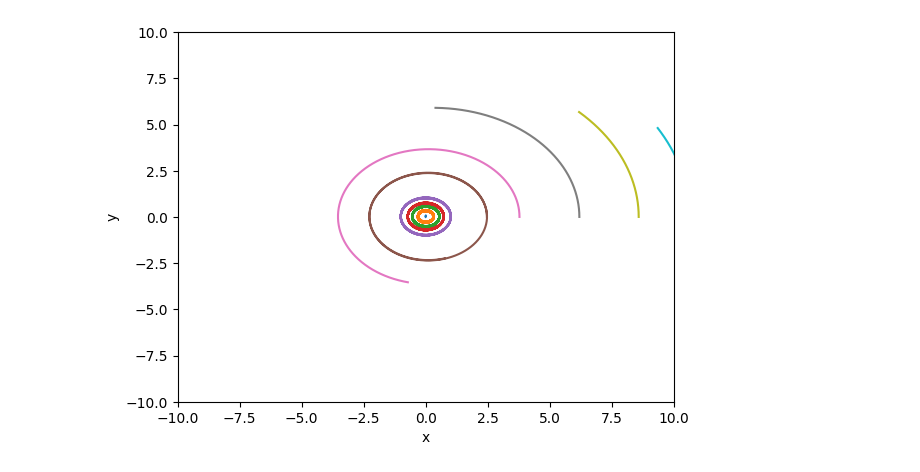
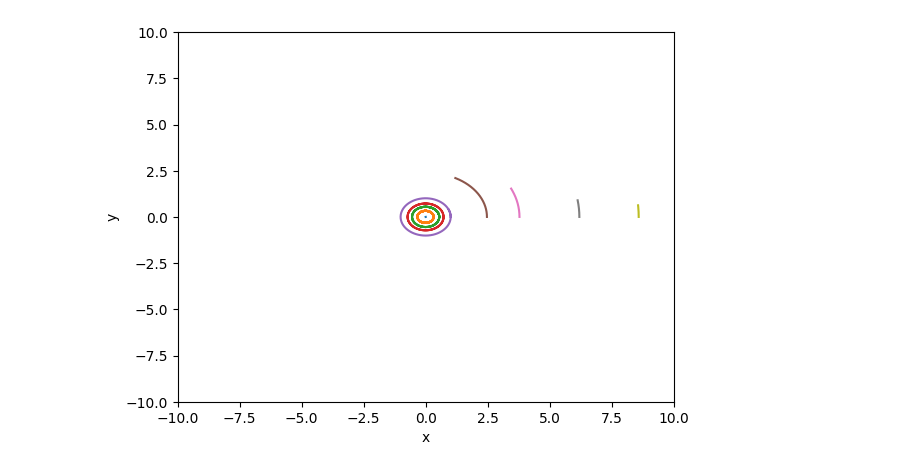
Before and after one commit to L404-Venik/CTMM, a Jupyter notebook: Task 2/Task2.ipynb, the cells around one changed output. Saved outputs shown, nothing was run; the diff lists cells and outputs as text; code cells hidden in the pictures.

```diff
--- a/Task 2/Task2.ipynb
+++ b/Task 2/Task2.ipynb
@@ -126,8 +273,10 @@ NameError: name 'np' is not defined
 # %%
-G = 1  # Гравитационная постоянная (в условных единицах)
+from numba import njit, prange
 merge_threshold = 0.015  # Пороговое расстояние для объединения тел
 
+@njit
 def compute_accelerations(positions, masses):
+
     n = len(masses)
     accelerations = np.zeros_like(positions)
     for i in range(n):
@@ -137,8 +286,10 @@ def compute_accelerations(positions, masses):
                 r = np.linalg.norm(r_vec)
                 if r > 0:
                     accelerations[i] += G * masses[j] * r_vec / r**3
+
     return accelerations
 
+@njit
 def merge_bodies(positions, velocities, masses):
     n = len(masses)
 
@@ -159,40 +310,26 @@ def merge_bodies(positions, velocities, masses):
 
     return positions, velocities, masses
 
-def verlet_integration(n, masses, positions, velocities, dt, steps):
-    positions_history = [positions.copy()]
+#@njit
+def verlet_integration(n, masses, positions, velocities, dt, steps, multiprocessing = False):
+    positions_history = np.zeros((steps, positions.shape[0], positions.shape[1]),dtype=np.float64)
     accelerations = compute_accelerations(positions, masses)
 
-    for _ in range(steps):
+    for i in range(steps):
         new_positions = positions + velocities * dt + 0.5 * accelerations * dt**2
         new_accelerations = compute_accelerations(new_positions, masses)
         new_velocities = velocities + 0.5 * (accelerations + new_accelerations) * dt
 
         positions, velocities, masses = merge_bodies(new_positions, new_velocities, masses)
         accelerations = compute_accelerations(positions, masses)
-        positions_history.append(positions.copy())
+        positions_history[i] = positions.copy()
 
-    return np.array(positions_history)
+    return positions_history
 
-# Пример использования
-n = 5
-dt = 0.01
-steps = 13
-masses = np.ones(n)
-initial_conditions = generate_n_body_initial_conditions(n)
+
+steps = int(T_max / dT)
 positions = initial_conditions[:, :2]
 velocities = initial_conditions[:, 2:]
 
-trajectories = verlet_integration(n, masses, positions, velocities, dt, steps)
-
-# Визуализация
-plt.figure(figsize=(10, 10))
-for i in range(n):
-    plt.plot(trajectories[:, i, 0], trajectories[:, i, 1])
-
-plt.xlabel("x (AU)")
-plt.ylabel("y (AU)")
-plt.title("Траектории планет (метод Верле)")
-plt.grid()
-plt.show()
+trajectories = verlet_integration(n, masses, positions, velocities, dT, steps, True)
 # %% [output]
@@ -297,22 +348,23 @@ for i, planet in enumerate(bodies.keys()):
 # %%
 import matplotlib.animation as animation
 
 fig, ax = plt.subplots()
 ax.set(xlim=[-10, 10], ylim=[-10, 10], xlabel='x', ylabel='y')
 lines = []
 for i, planet in enumerate(bodies.keys()):
 #lines = np.array((1,10,2))
     lines.append(ax.plot(trajectories_copy[0,i,0], trajectories_copy[0,i,1])[0])
 
 def update(frame):
     for i, planet in enumerate(bodies.keys()):
-        _x = trajectories_copy[:frame, i, 0]
+        last_value = min(frame, 200*i**2)
+        _x = trajectories_copy[:last_value, i, 0]
         lines[i].set_xdata(_x)
-        lines[i].set_ydata(trajectories_copy[:frame, i, 1])
+        lines[i].set_ydata(trajectories_copy[:last_value, i, 1])
     return lines
 
 ani = animation.FuncAnimation(fig=fig, func=update, frames=1000, interval=30)
 ani.save("animation.gif", writer="pillow")
 plt.show()
 # %% [output]
-[figure, old version]
+[figure, new version]
```
Also changed, not shown: parts of 20 cells of this notebook.
